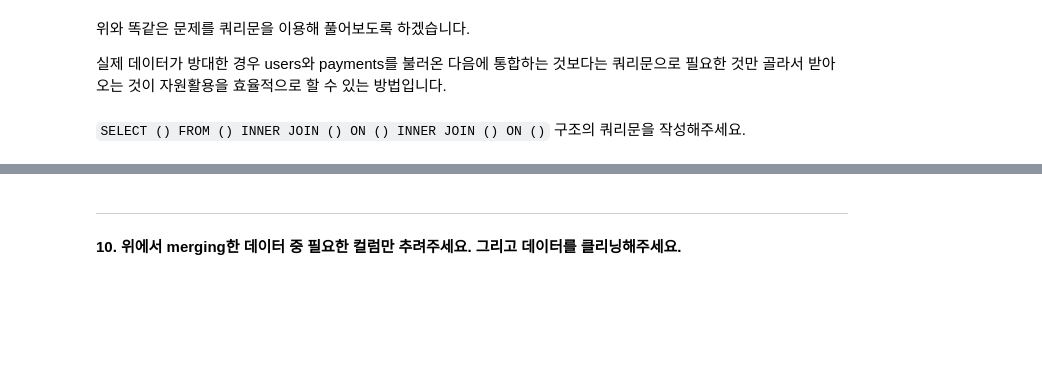
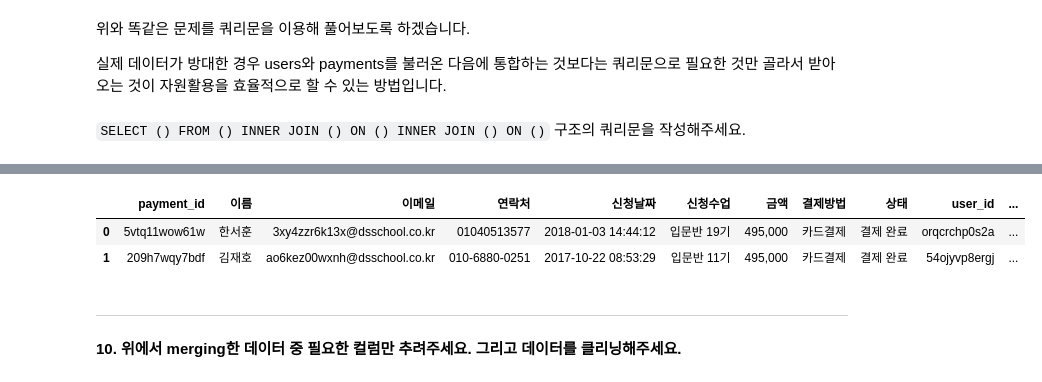
Before and after one commit to shoman2/Data-analysis_DSschool, a Jupyter notebook: 03_Visualization/03_dsschool_data-visualization.ipynb, the cells around one changed output, grey strips where cells are left out. Drawn from its saved outputs; the diff is of its cells as text; code cells hidden in the pictures; blank space fills up the shorter version.

```diff
--- a/03_Visualization/03_dsschool_data-visualization.ipynb
+++ b/03_Visualization/03_dsschool_data-visualization.ipynb
@@ -1793,3 +1149,15 @@ answer_list = [f"answer{i}_selected(bool)" for i in range(1, 13)]
+# %%
+query = "SELECT * FROM payments \
+        INNER JOIN users ON payments.이메일 = users.email \
+        INNER JOIN surveys ON users.user_id = surveys.user_id"
+
+data_from_db = pd.read_sql(query, connect)
+
+data_from_db.head(2)
+# %% [output]
+|  | payment_id | 이름 | 이메일 | 연락처 | 신청날짜 | 신청수업 | 금액 | 결제방법 | 상태 | user_id | ... |
+| 0 | 5vtq11wow61w | 한서훈 | 3xy4zzr6k13x@dsschool.co.kr | 01040513577 | 2018-01-03 14:44:12 | 입문반 19기 | 495,000 | 카드결제 | 결제 완료 | orqcrchp0s2a | ... |
+| 1 | 209h7wqy7bdf | 김재호 | ao6kez00wxnh@dsschool.co.kr | 010-6880-0251 | 2017-10-22 08:53:29 | 입문반 11기 | 495,000 | 카드결제 | 결제 완료 | 54ojyvp8ergj | ... |
 # %% [markdown]
 ---
 # %% [markdown]
```
Also changed, not shown: parts of 42 cells of this notebook.
